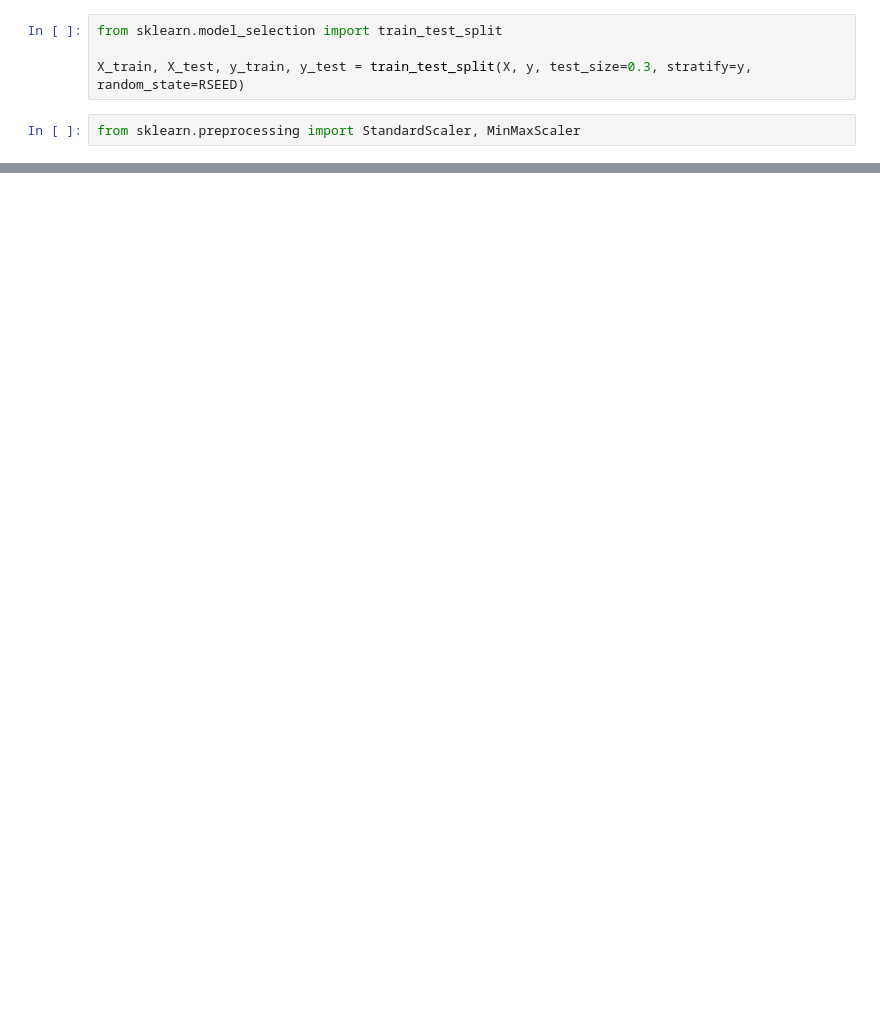
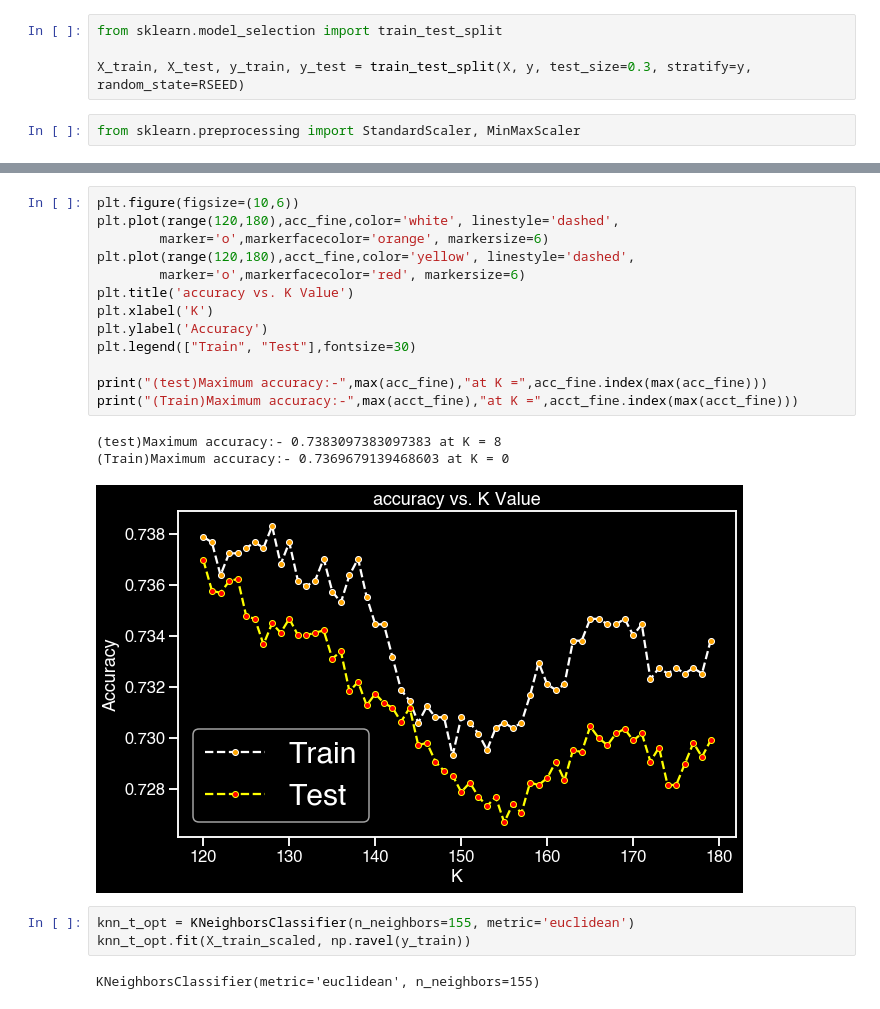
Before and after one commit to sm4rtm4art/airquality, a Jupyter notebook: classifier_KNN.ipynb, the cells around one changed output, grey strips where cells are left out. Cells and saved outputs as stored; diff of their text form; blank space fills up the shorter version.

```diff
--- a/classifier_KNN.ipynb
+++ b/classifier_KNN.ipynb
@@ -448,0 +606,22 @@ from sklearn.preprocessing import StandardScaler, MinMaxScaler
+# %%
+plt.figure(figsize=(10,6))
+plt.plot(range(120,180),acc_fine,color='white', linestyle='dashed',
+        marker='o',markerfacecolor='orange', markersize=6)
+plt.plot(range(120,180),acct_fine,color='yellow', linestyle='dashed',
+        marker='o',markerfacecolor='red', markersize=6)
+plt.title('accuracy vs. K Value')
+plt.xlabel('K')
+plt.ylabel('Accuracy')
+plt.legend(["Train", "Test"],fontsize=30)
+
+print("(test)Maximum accuracy:-",max(acc_fine),"at K =",acc_fine.index(max(acc_fine)))
+print("(Train)Maximum accuracy:-",max(acct_fine),"at K =",acct_fine.index(max(acct_fine)))
+# %% [output]
+(test)Maximum accuracy:- 0.7383097383097383 at K = 8
+(Train)Maximum accuracy:- 0.7369679139468603 at K = 0
+[figure, added]
+# %%
+knn_t_opt = KNeighborsClassifier(n_neighbors=155, metric='euclidean')
+knn_t_opt.fit(X_train_scaled, np.ravel(y_train))
+# %% [output]
+KNeighborsClassifier(metric='euclidean', n_neighbors=155)
```
Also changed, not shown: parts of 33 cells of this notebook, 1 other file.
